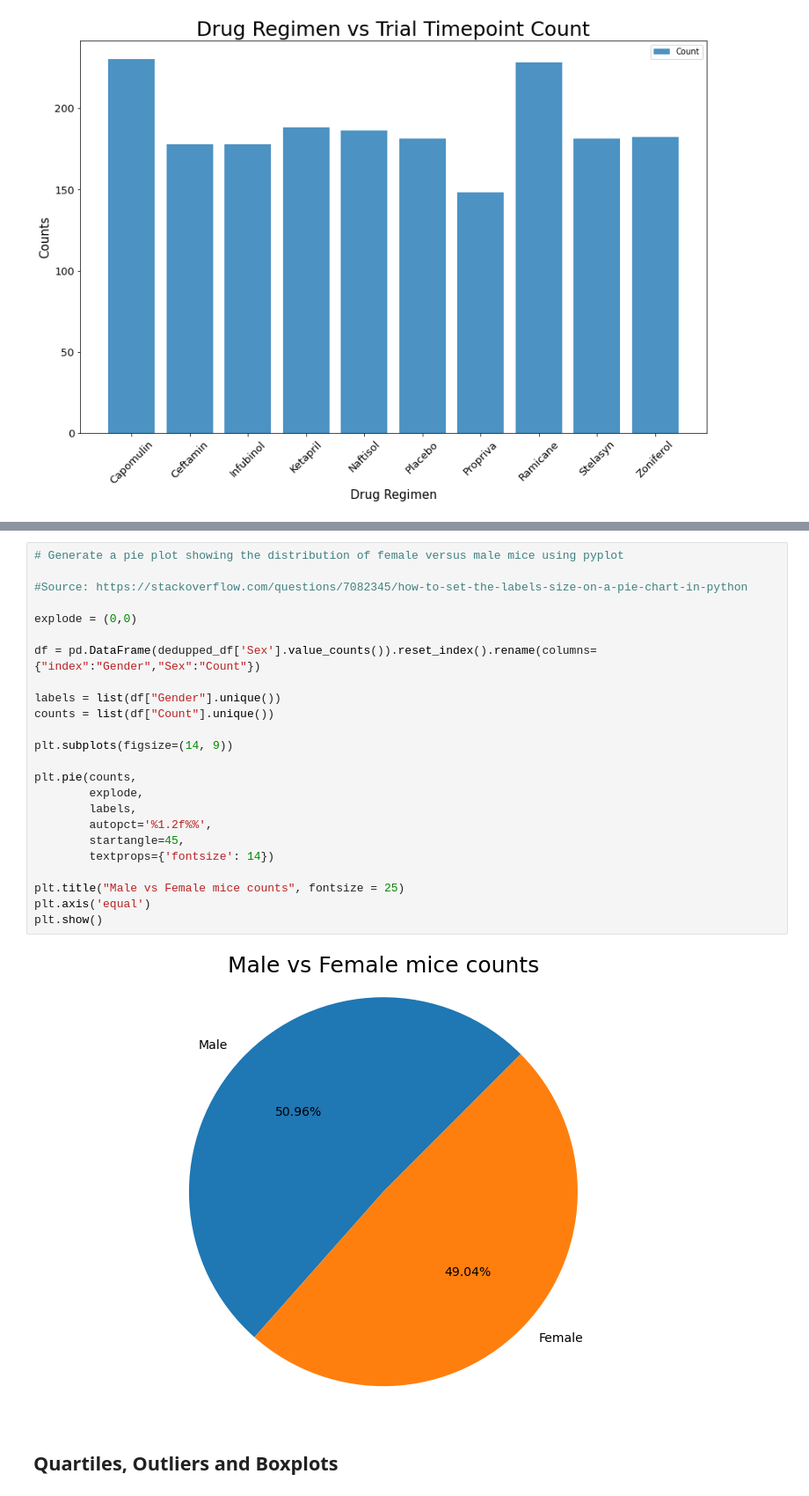
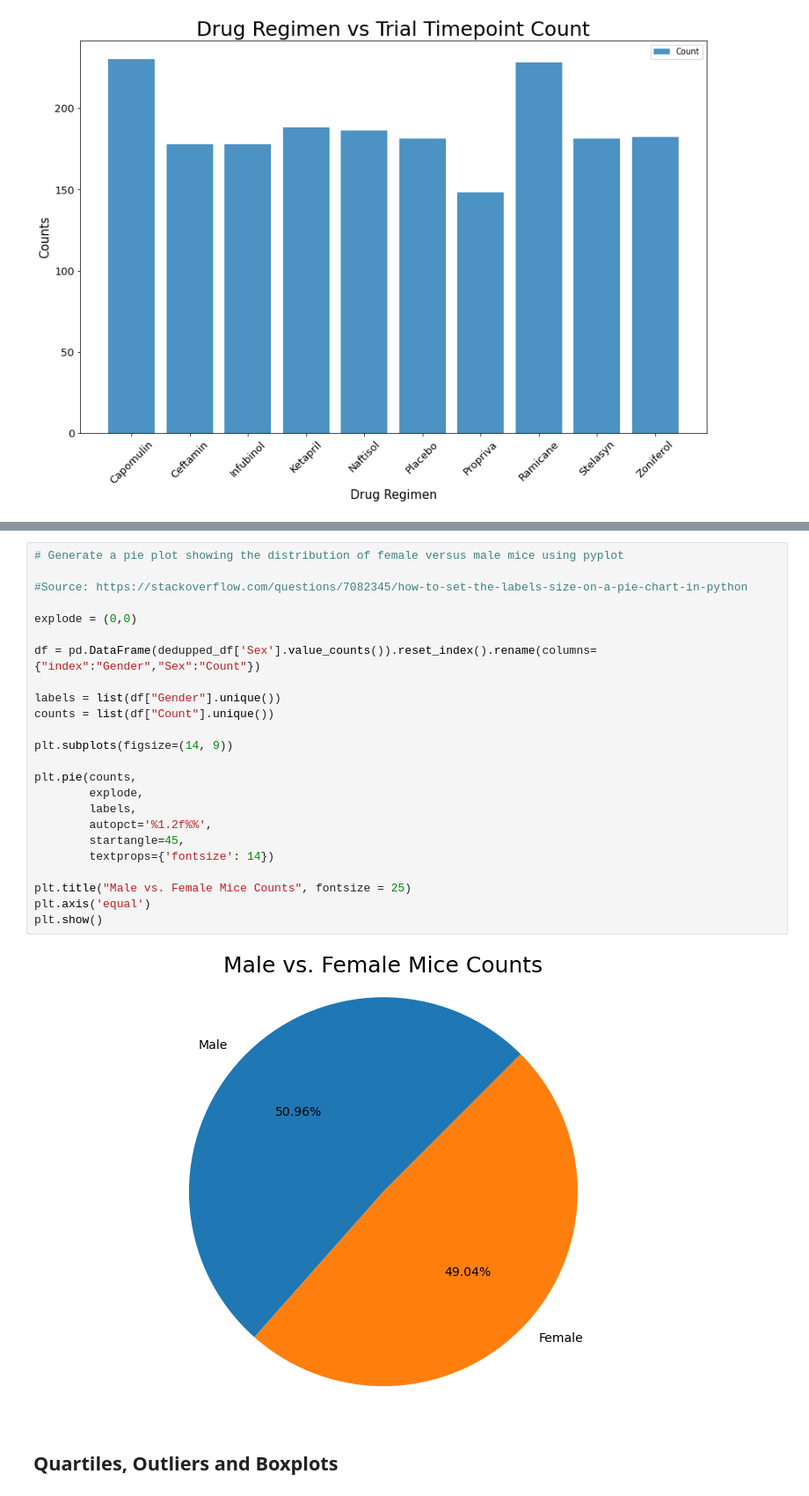
Before and after one commit to asligh/Pharmaceutical-Drug-Data-Analysis, a Jupyter notebook: Pymaceuticals/pymaceuticals_starter.ipynb, the cells around one changed output, grey strips where cells are left out. Shown at 88% size. Drawn from its saved outputs; the diff is of its cells as text.

```diff
--- a/Pymaceuticals/pymaceuticals_starter.ipynb
+++ b/Pymaceuticals/pymaceuticals_starter.ipynb
@@ -249,29 +244,29 @@ chart = chart.yaxis.set_label_text("")
 # %%
 # Generate a pie plot showing the distribution of female versus male mice using pyplot
 
 #Source: https://stackoverflow.com/questions/7082345/how-to-set-the-labels-size-on-a-pie-chart-in-python
 
 explode = (0,0)
 
 df = pd.DataFrame(dedupped_df['Sex'].value_counts()).reset_index().rename(columns={"index":"Gender","Sex":"Count"})
 
 labels = list(df["Gender"].unique())
 counts = list(df["Count"].unique())
 
 plt.subplots(figsize=(14, 9))
 
 plt.pie(counts,
         explode,
         labels,
         autopct='%1.2f%%',
         startangle=45,
         textprops={'fontsize': 14})
 
-plt.title("Male vs Female mice counts", fontsize = 25)
+plt.title("Male vs. Female Mice Counts", fontsize = 25)
 plt.axis('equal')
 plt.show()
 # %% [output]
-[figure, old version]
+[figure, new version]
 # %% [markdown]
 ## Quartiles, Outliers and Boxplots
 # %%
```
Also changed, not shown: parts of 6 cells of this notebook.
